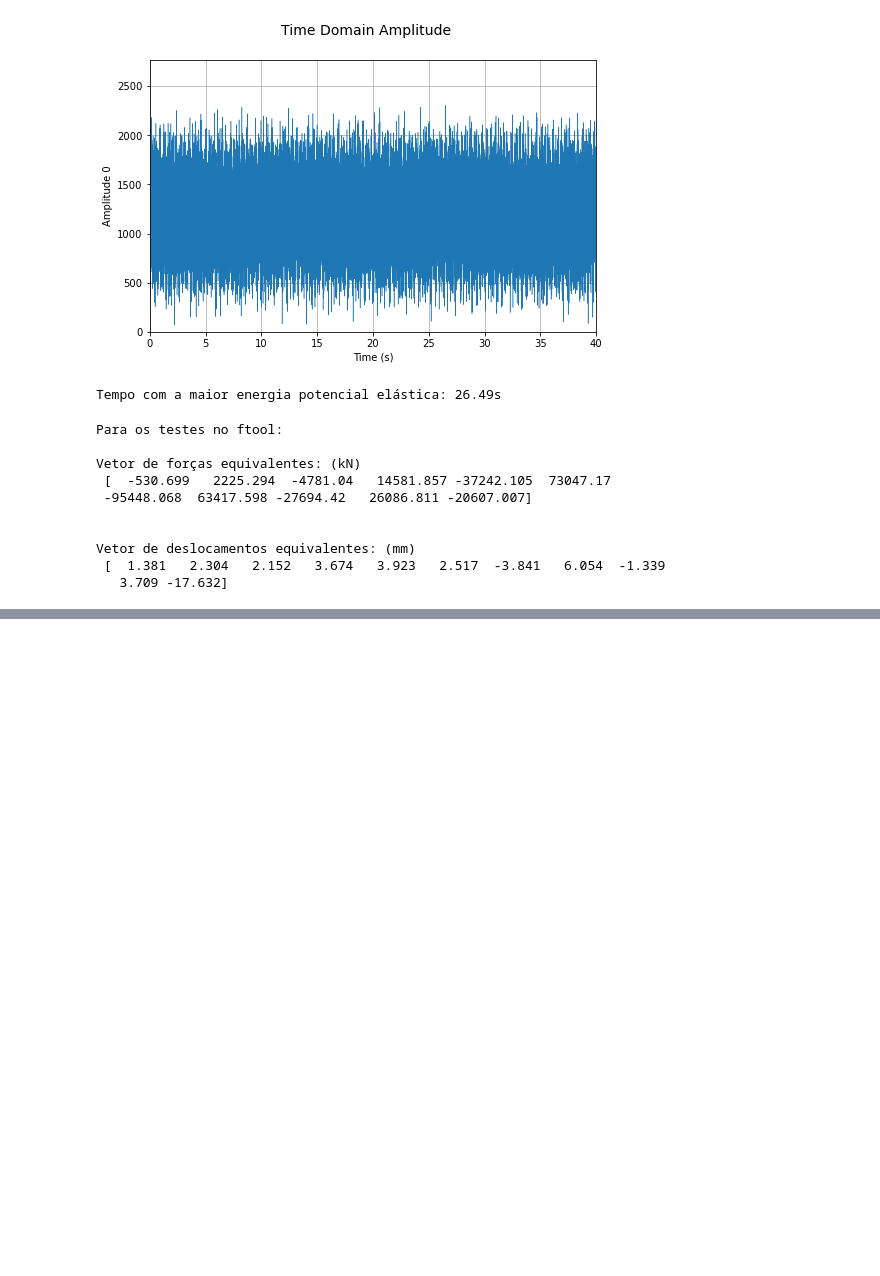
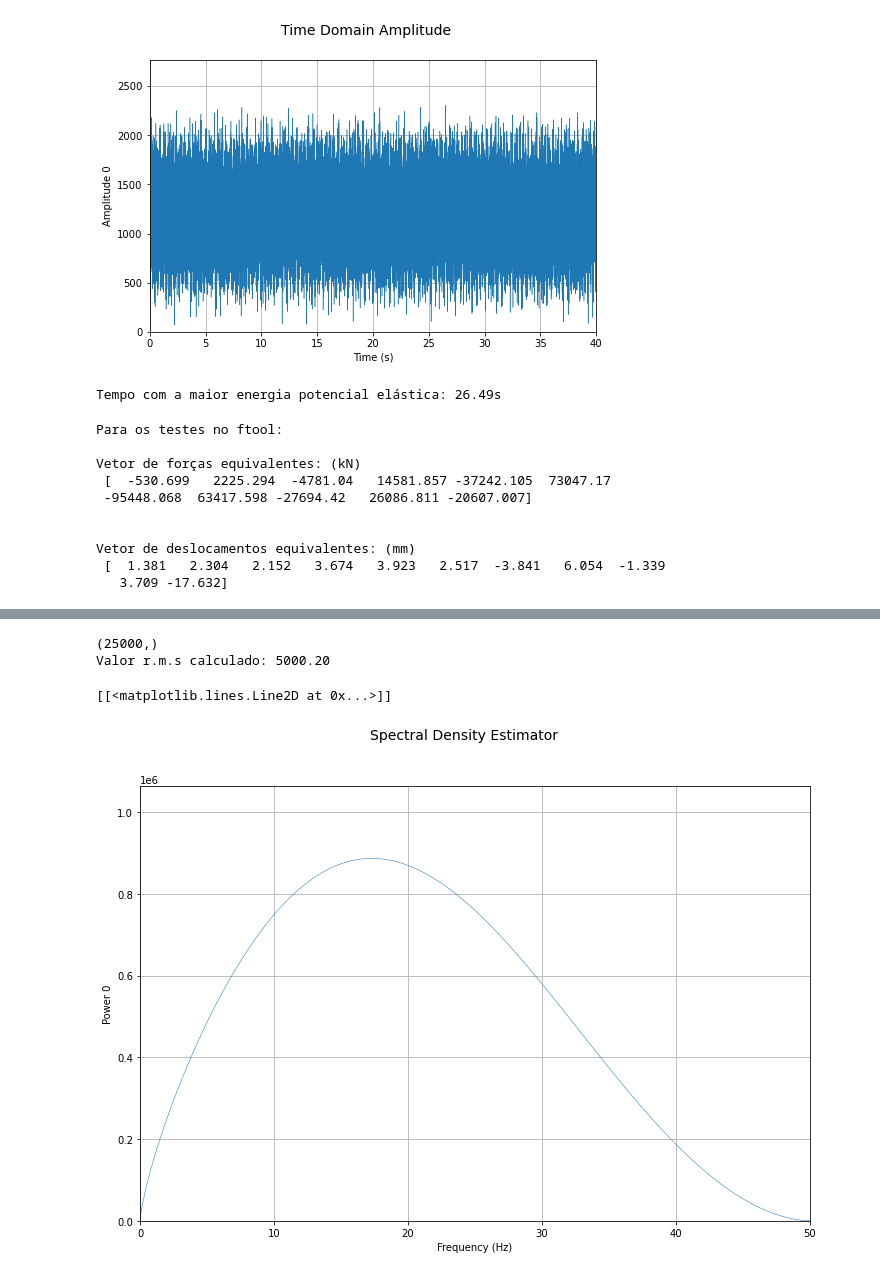
Before and after one commit to GarciaGabe/vibracoes, a Jupyter notebook: TRABALHOS/Trabalho 3/T3_0027550.ipynb, the cells around one changed output, grey strips where cells are left out. Drawn from its saved outputs; the diff is of its cells as text; code cells hidden in the pictures; blank space fills up the shorter version.

```diff
--- a/TRABALHOS/Trabalho 3/T3_0027550.ipynb
+++ b/TRABALHOS/Trabalho 3/T3_0027550.ipynb
@@ -447,0 +533,11 @@ O resultado obtido no ftool foi de 17.83mm contra 17.63mm calculado no python.
+# %%
+print(SF.shape)
+F = MRPy.from_periodogram(SF, fs=100)
+print("Valor r.m.s calculado: {0:.2f}".format(F.std()))
+
+F.plot_freq()
+# %% [output]
+(25000,)
+Valor r.m.s calculado: 5000.20
+[[<matplotlib.lines.Line2D at 0x...>]]
+[figure, added]
```
Also changed, not shown: parts of 15 cells of this notebook, 6 other files.
